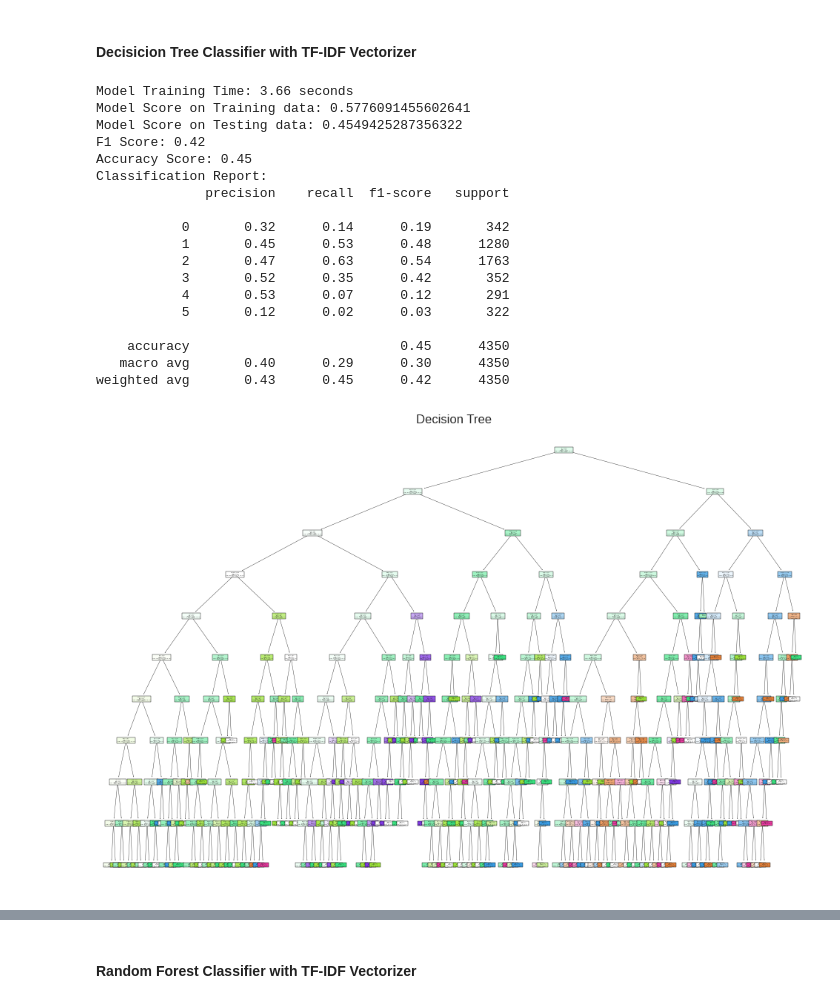
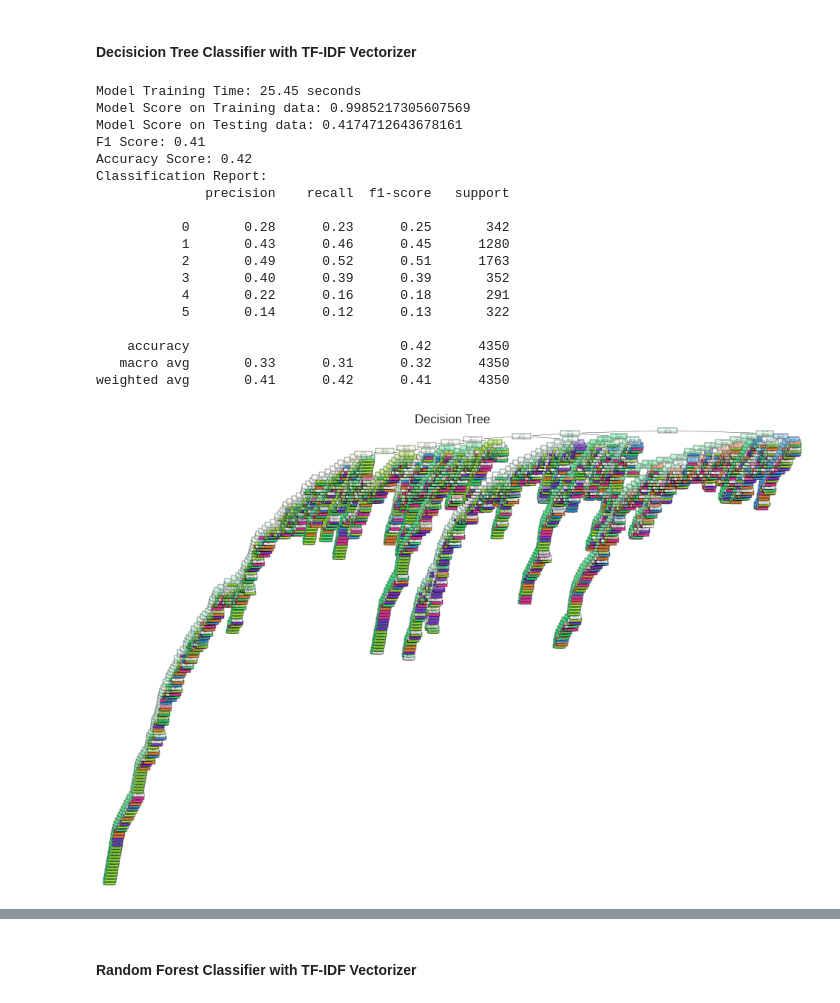
Before and after one commit to naamalia23/movie-genre-classification, a Jupyter notebook: main-modified.ipynb, the cells around one changed output, grey strips where cells are left out. Drawn from its saved outputs; the diff is of its cells as text; code cells hidden in the pictures.

```diff
--- a/main-modified.ipynb
+++ b/main-modified.ipynb
@@ -834,13 +820,7 @@ weighted avg       0.58      0.56      0.55      4350
 from sklearn.linear_model import LogisticRegressionCV
 
 # Logistic Regression Model
-lr_model = LogisticRegressionCV(
-        max_iter=1000,
-        solver='liblinear',
-        Cs=[0.001, 0.01, 0.1, 1, 10],  # Candidate values for C (inverse of regularization strength)
-        cv=5,  # Number of cross-validation folds
-
-)
+lr_model = LogisticRegression(max_iter=1000, solver='liblinear', C=1.0)
 
 # Training the model
 start_time_lr = time.time()
@@ -910,13 +897,7 @@ weighted avg       0.61      0.62      0.59      4350
 from sklearn.tree import DecisionTreeClassifier, plot_tree
 
 # Decision Tree Model
-dt_model = DecisionTreeClassifier(
-    random_state=42,
-    max_depth=10,  # Adjust max_depth based on your data and experimentation
-    min_samples_split=5,  # Adjust min_samples_split
-    min_samples_leaf=2,  # Adjust min_samples_leaf
-    criterion='gini',  # or 'entropy'
-)
+dt_model = DecisionTreeClassifier()
 
 # Training the model
 start_time_dt = time.time()
@@ -944,45 +925,45 @@ print(f"Accuracy Score: {accuracy_dt:.2f}")
 
 # Classification Report
 print("Classification Report:")
 print(classification_report(y_test, y_pred_dt))
 
 # Confusion Matrix
 cm_dt = confusion_matrix(y_test, y_pred_dt)
 
 # Plot Decision Tree
 plt.figure(figsize=(12, 8))
 plot_tree(dt_model, feature_names=vectorizer.get_feature_names_out(), class_names=class_names, filled=True)
 plt.title('Decision Tree')
 plt.show()
 
 # Defining 'class_names' as class labels
 class_names= list(label_encoder.classes_)
 class_names
 
 plt.figure(figsize=(8, 6))
 sns.heatmap(cm_dt, annot=True, fmt='d', cbar=False,
             xticklabels=class_names, yticklabels=class_names)
 plt.xlabel('Predicted Labels')
 plt.ylabel('True Labels')
 plt.title('Decision Tree Classifier Confusion Matrix Heatmap')
 plt.show()
 # %% [output]
-Model Training Time: 3.66 seconds
-Model Score on Training data: 0.5776091455602641
-Model Score on Testing data: 0.4549425287356322
-F1 Score: 0.42
-Accuracy Score: 0.45
+Model Training Time: 25.45 seconds
+Model Score on Training data: 0.9985217305607569
+Model Score on Testing data: 0.4174712643678161
+F1 Score: 0.41
+Accuracy Score: 0.42
 Classification Report:
               precision    recall  f1-score   support
 
-           0       0.32      0.14      0.19       342
-           1       0.45      0.53      0.48      1280
-           2       0.47      0.63      0.54      1763
-           3       0.52      0.35      0.42       352
-           4       0.53      0.07      0.12       291
-           5       0.12      0.02      0.03       322
+           0       0.28      0.23      0.25       342
+           1       0.43      0.46      0.45      1280
+           2       0.49      0.52      0.51      1763
+           3       0.40      0.39      0.39       352
+           4       0.22      0.16      0.18       291
+           5       0.14      0.12      0.13       322
 
-    accuracy                           0.45      4350
-   macro avg       0.40      0.29      0.30      4350
-weighted avg       0.43      0.45      0.42      4350
+    accuracy                           0.42      4350
+   macro avg       0.33      0.31      0.32      4350
+weighted avg       0.41      0.42      0.41      4350
-[figure, old version]
+[figure, new version]
```
Also changed, not shown: parts of 9 cells of this notebook.
